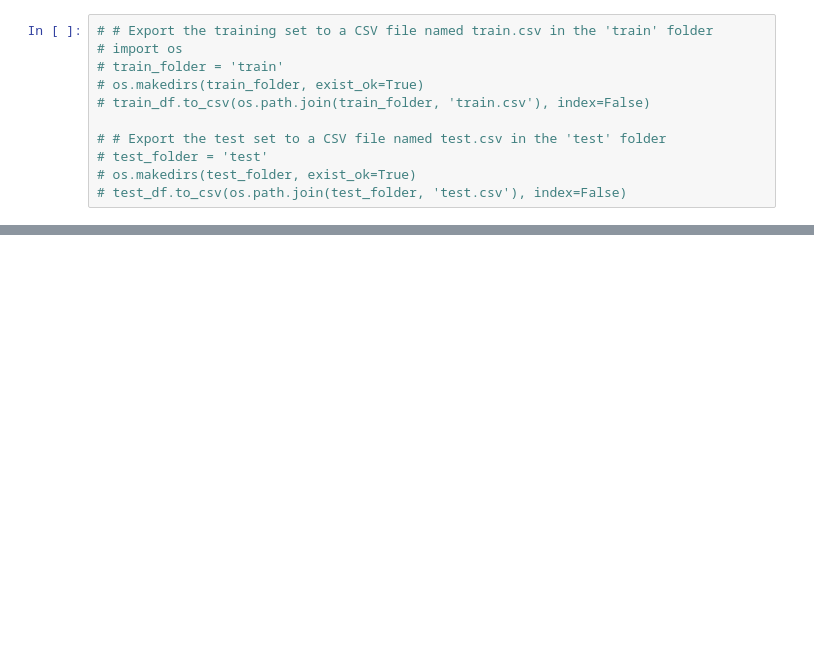
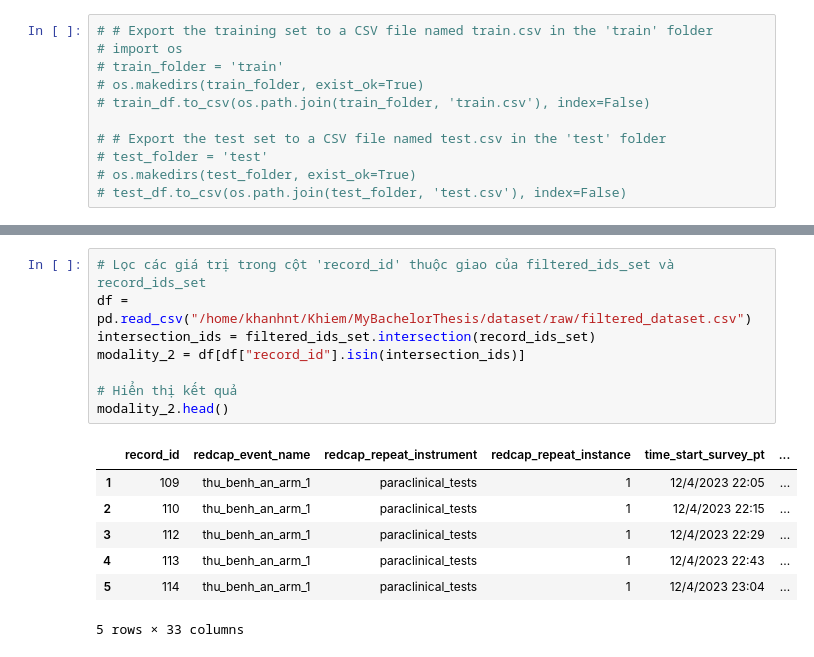
Before and after one commit to khiemducdoan/MyBachelorThesis, a Jupyter notebook: dataset/dataset_confinement.ipynb, the cells around one changed output, grey strips where cells are left out. Drawn from its saved outputs; the diff is of its cells as text; blank space fills up the shorter version.

```diff
--- a/dataset/dataset_confinement.ipynb
+++ b/dataset/dataset_confinement.ipynb
@@ -180,0 +392,16 @@ Tách ra thành 2 cột a và cột b
+# %%
+# Lọc các giá trị trong cột 'record_id' thuộc giao của filtered_ids_set và record_ids_set
+df = pd.read_csv("/home/khanhnt/Khiem/MyBachelorThesis/dataset/raw/filtered_dataset.csv")
+intersection_ids = filtered_ids_set.intersection(record_ids_set)
+modality_2 = df[df["record_id"].isin(intersection_ids)]
+
+# Hiển thị kết quả
+modality_2.head()
+# %% [output]
+|  | record_id | redcap_event_name | redcap_repeat_instrument | redcap_repeat_instance | time_start_survey_pt | ... |
+| 1 | 109 | thu_benh_an_arm_1 | paraclinical_tests | 1 | 12/4/2023 22:05 | ... |
+| 2 | 110 | thu_benh_an_arm_1 | paraclinical_tests | 1 | 12/4/2023 22:15 | ... |
+| 3 | 112 | thu_benh_an_arm_1 | paraclinical_tests | 1 | 12/4/2023 22:29 | ... |
+| 4 | 113 | thu_benh_an_arm_1 | paraclinical_tests | 1 | 12/4/2023 22:43 | ... |
+| 5 | 114 | thu_benh_an_arm_1 | paraclinical_tests | 1 | 12/4/2023 23:04 | ... |
+5 rows × 33 columns
```
Also changed, not shown: parts of 22 cells of this notebook, 9 other files.
